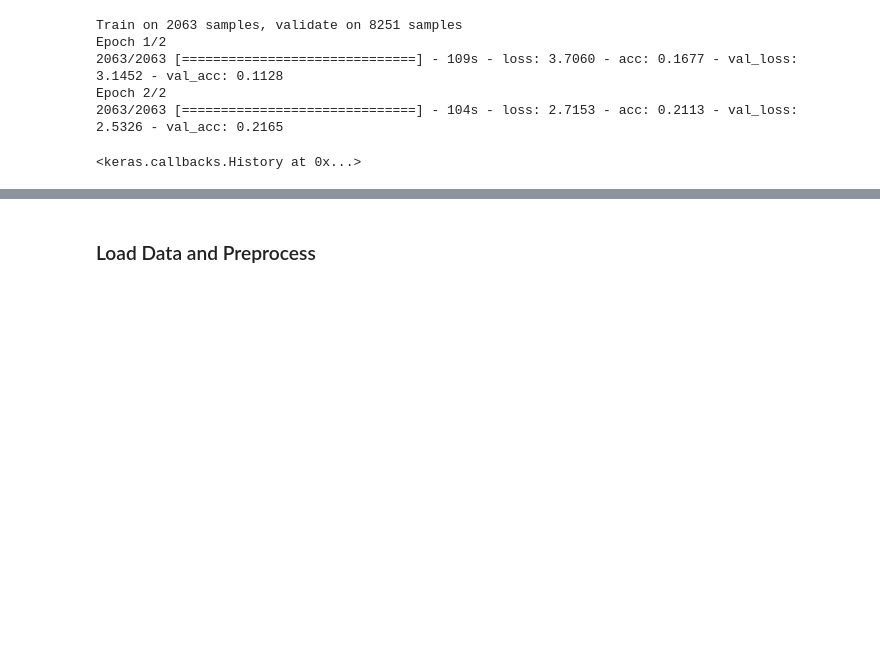
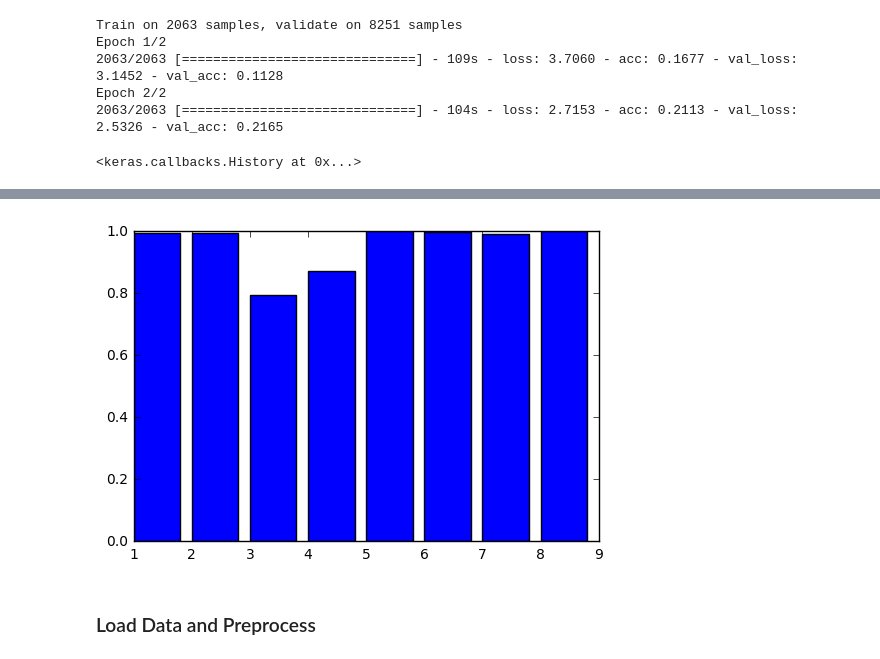
Before and after one commit to zelong430/EssayGrading, a Jupyter notebook: Untitled.ipynb, the cells around one changed output, grey strips where cells are left out. Drawn from its saved outputs; the diff is of its cells as text; code cells hidden in the pictures; blank space fills up the shorter version.

```diff
--- a/Untitled.ipynb
+++ b/Untitled.ipynb
@@ -129,0 +124,2 @@ np.argmax(pred_y[7000])
+# %%
+data = pd.read_csv('Bidirectional_lstm_cls_train.csv', names = ['essay_set','essay_id','prediction','actual'])
@@ -129,0 +147,6 @@ np.argmax(pred_y[7000])
+# %%
+percent = []
+for i in range(1,9):
+    temp = data[data["essay_set"] == i]
+    num_sm = temp[ np.logical_and(temp['prediction'] < set_range[i][1], temp['prediction'] > set_range[i][0])]
+    percent.append( len(num_sm)/float(len(temp)))
@@ -130,3 +155,8 @@ np.argmax(pred_y[7000])
+# %%
+plt.bar(range(1,9),percent)
+plt.show()
+# %% [output]
+[figure, added]
 # %% [markdown]
 ### Load Data and Preprocess
 # %%
```
Also changed, not shown: parts of 15 cells of this notebook.
